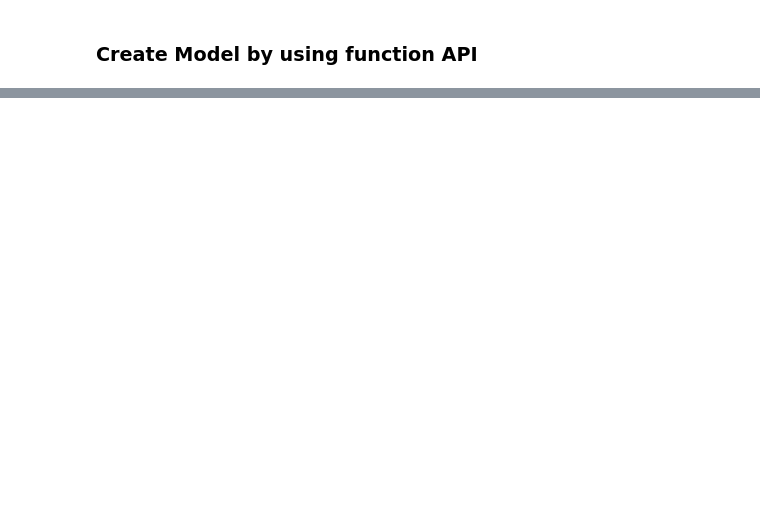
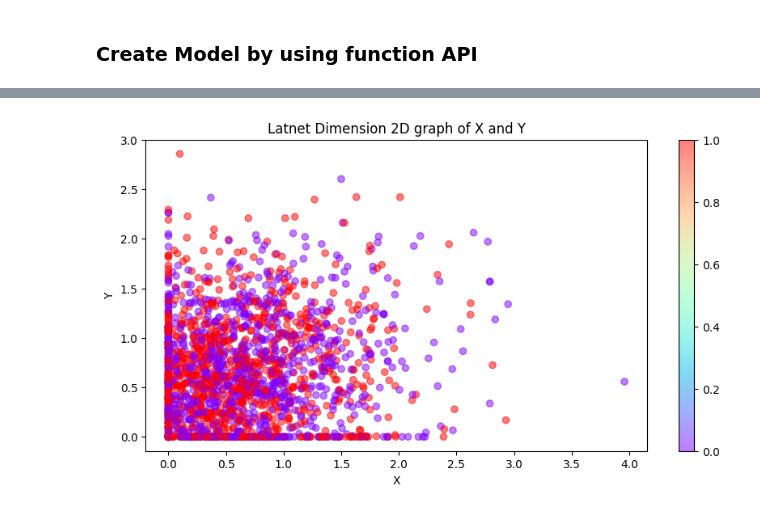
Before and after one commit to KU-Gen-AI-2567/Autoencoder-demo, a Jupyter notebook: Autoencoder.ipynb, the cells around one changed output, grey strips where cells are left out. Drawn from its saved outputs; the diff is of its cells as text; code cells hidden in the pictures; blank space fills up the shorter version.

```diff
--- a/Autoencoder.ipynb
+++ b/Autoencoder.ipynb
@@ -326 +323,12 @@ encoder_imgs = encoder.predict(X_test_gray)
+# %%
+fig = plt.figure(figsize=(10, 5))
+
+plt.title("Latnet Dimension 2D graph of X and Y")
+plt.scatter(x, y, cmap="rainbow", c=y_test, alpha=0.5)
+plt.xlabel("X")
+plt.ylabel("Y")
+plt.colorbar()
+plt.show()
+# %% [output]
+[figure, added]
 # %%
```
Also changed, not shown: parts of 16 cells of this notebook.
